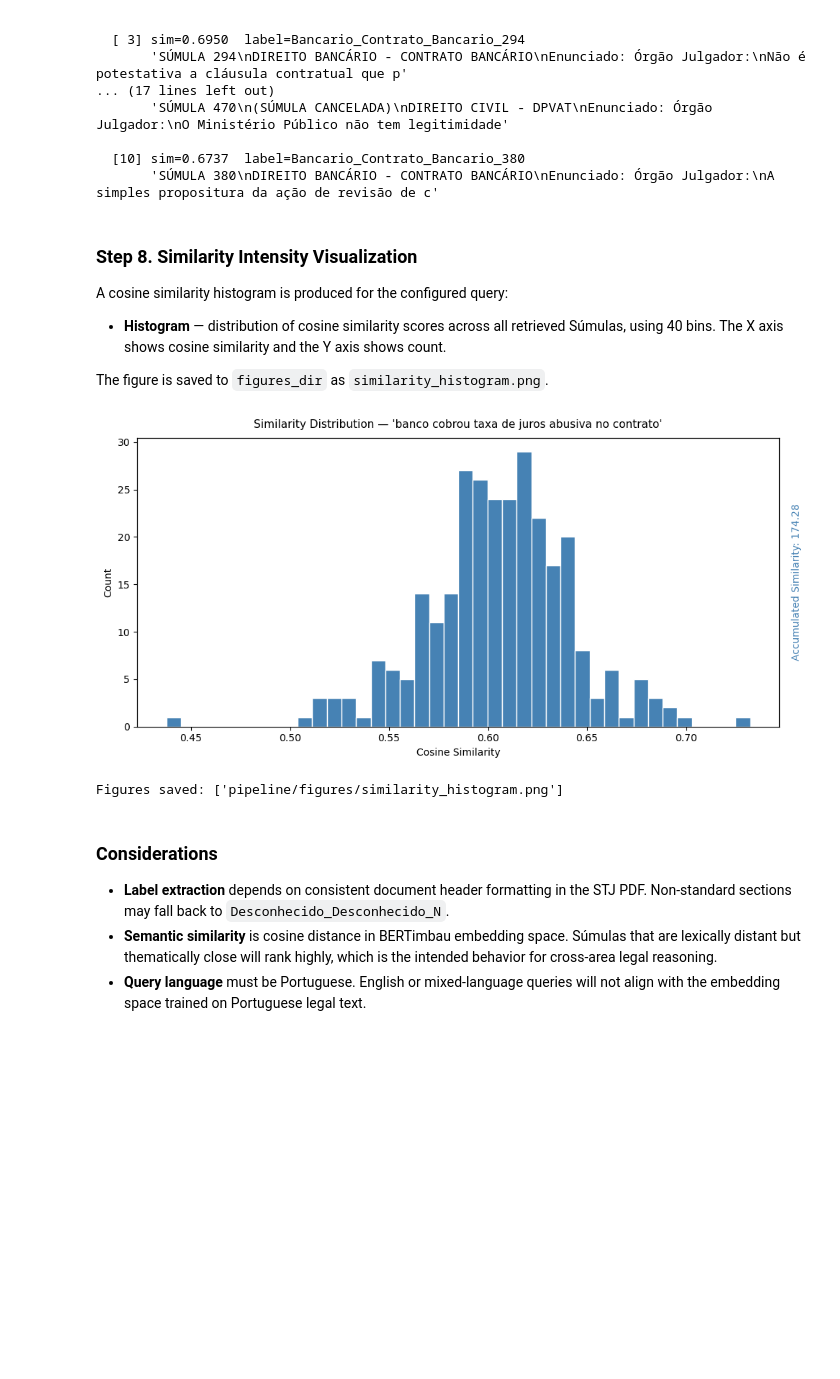
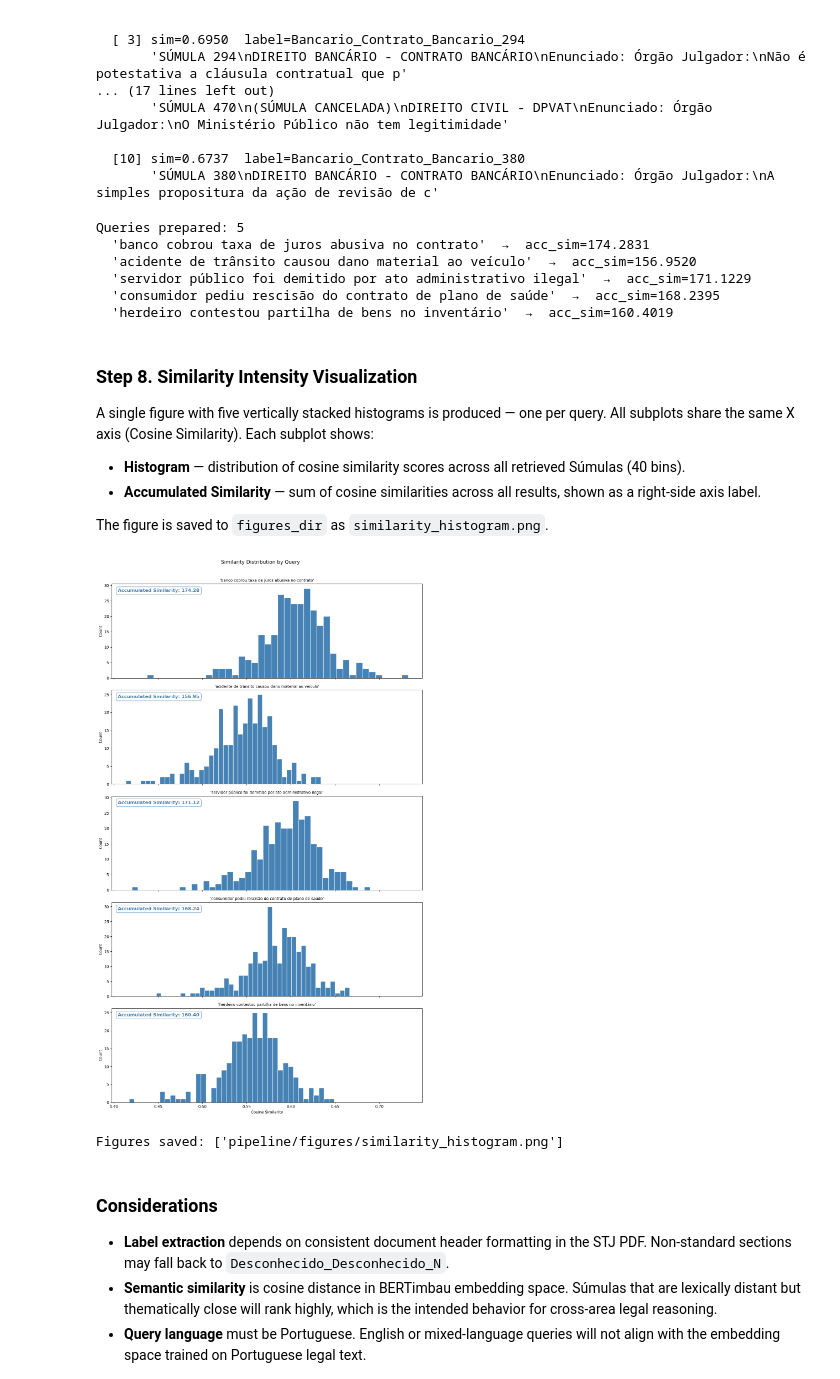
Before and after one commit to zzaia/zzaia-mvp-ana-pos, a Jupyter notebook: mvp-ana-pos-main.ipynb, the cells around one changed output. Drawn from its saved outputs; the diff is of its cells as text; code cells hidden in the pictures; blank space fills up the shorter version.

Commit message:
Improving the visualization;

```diff
--- a/mvp-ana-pos-main.ipynb
+++ b/mvp-ana-pos-main.ipynb
@@ -103,6 +103,12 @@ embedding_model_name = "neuralmind/bert-large-portuguese-cased"  # PARAMETER: em
 
 search_query = "banco cobrou taxa de juros abusiva no contrato"  # PARAMETER: search query
 search_top_k = 1000  # PARAMETER: number of results for visualization
+extra_queries = [
+    "acidente de trânsito causou dano material ao veículo",  # PARAMETER: extra queries
+    "servidor público foi demitido por ato administrativo ilegal",
+    "consumidor pediu rescisão do contrato de plano de saúde",
+    "herdeiro contestou partilha de bens no inventário",
+]
 
 checkpoint_dir = Path("./pipeline/checkpoints")
 figures_dir = Path("./pipeline/figures")
@@ -270,21 +276,43 @@ Accumulated similarity: 174.2831
 
   [10] sim=0.6737  label=Bancario_Contrato_Bancario_380
        'SÚMULA 380\nDIREITO BANCÁRIO - CONTRATO BANCÁRIO\nEnunciado: Órgão Julgador:\nA simples propositura da ação de revisão de c'
+# %%
+extra_outputs = [
+    SearchIndexOutput(
+        index=step7_output.index,
+        results=step7_output.index.search(q, top_k=search_top_k),
+        query=q,
+        embedded_sentences=step7_output.embedded_sentences,
+    )
+    for q in extra_queries
+]
+all_query_outputs = [step7_output] + extra_outputs
+print(f"Queries prepared: {len(all_query_outputs)}")
+for o in all_query_outputs:
+    print(f"  {o.query!r}  →  acc_sim={o.accumulated_similarity:.4f}")
+# %% [output]
+Queries prepared: 5
+  'banco cobrou taxa de juros abusiva no contrato'  →  acc_sim=174.2831
+  'acidente de trânsito causou dano material ao veículo'  →  acc_sim=156.9520
+  'servidor público foi demitido por ato administrativo ilegal'  →  acc_sim=171.1229
+  'consumidor pediu rescisão do contrato de plano de saúde'  →  acc_sim=168.2395
+  'herdeiro contestou partilha de bens no inventário'  →  acc_sim=160.4019
 # %% [markdown]
 ### Step 8. Similarity Intensity Visualization
 
-A cosine similarity histogram is produced for the configured query:
-- **Histogram** — distribution of cosine similarity scores across all retrieved Súmulas, using 40 bins. The X axis shows cosine similarity and the Y axis shows count.
+A single figure with five vertically stacked histograms is produced — one per query. All subplots share the same X axis (Cosine Similarity). Each subplot shows:
+- **Histogram** — distribution of cosine similarity scores across all retrieved Súmulas (40 bins).
+- **Accumulated Similarity** — sum of cosine similarities across all results, shown as a right-side axis label.
 
 The figure is saved to `figures_dir` as `similarity_histogram.png`.
 # %%
-step8_output = manager.run_step(8, step7_output)
+step8_output = manager.run_step(8, all_query_outputs)
 
 for fig in step8_output.figures:
     plt.show()
 print(f"Figures saved: {[str(p) for p in step8_output.saved_paths]}")
 # %% [output]
-[figure, old version]
+[figure, new version]
 Figures saved: ['pipeline/figures/similarity_histogram.png']
 # %% [markdown]
 ### Considerations
```
Also changed, not shown: parts of 1 cell of this notebook, 1 other file.
